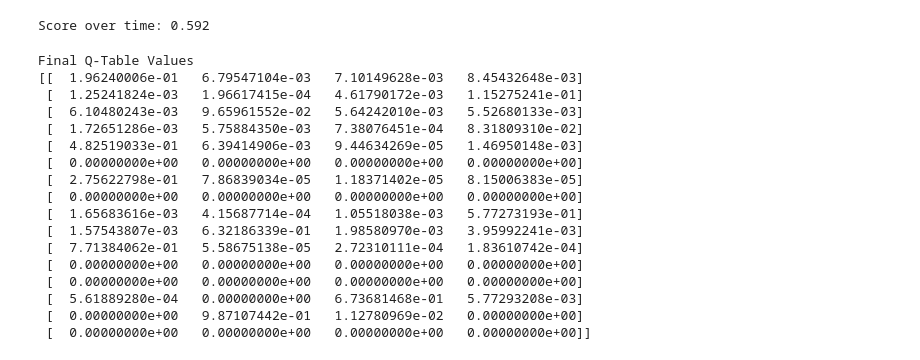
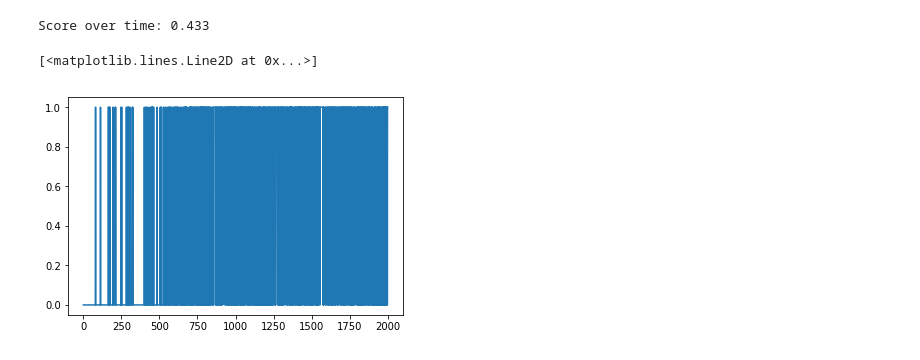
Before and after one commit to maoredman/JupyterNotebooks, a Jupyter notebook: RL - Q-table learning.ipynb, the cells around one changed output. Cells and saved outputs as stored; diff of their text form; code cells hidden in the pictures.

```diff
--- a/RL - Q-table learning.ipynb
+++ b/RL - Q-table learning.ipynb
@@ -50,26 +54,10 @@ for i in range(num_episodes):
     rList.append(rAll)
 # %%
 print("Score over time: " +  str(sum(rList)/num_episodes))
+plt.plot(rList)
+# print("Final Q-Table Values")
+# print(Q)
 # %% [output]
-Score over time: 0.592
+Score over time: 0.433
+[<matplotlib.lines.Line2D at 0x...>]
+[figure, added]
-# %%
-print("Final Q-Table Values")
-print(Q)
-# %% [output]
-Final Q-Table Values
-[[  1.96240006e-01   6.79547104e-03   7.10149628e-03   8.45432648e-03]
- [  1.25241824e-03   1.96617415e-04   4.61790172e-03   1.15275241e-01]
- [  6.10480243e-03   9.65961552e-02   5.64242010e-03   5.52680133e-03]
- [  1.72651286e-03   5.75884350e-03   7.38076451e-04   8.31809310e-02]
- [  4.82519033e-01   6.39414906e-03   9.44634269e-05   1.46950148e-03]
- [  0.00000000e+00   0.00000000e+00   0.00000000e+00   0.00000000e+00]
- [  2.75622798e-01   7.86839034e-05   1.18371402e-05   8.15006383e-05]
- [  0.00000000e+00   0.00000000e+00   0.00000000e+00   0.00000000e+00]
- [  1.65683616e-03   4.15687714e-04   1.05518038e-03   5.77273193e-01]
- [  1.57543807e-03   6.32186339e-01   1.98580970e-03   3.95992241e-03]
- [  7.71384062e-01   5.58675138e-05   2.72310111e-04   1.83610742e-04]
- [  0.00000000e+00   0.00000000e+00   0.00000000e+00   0.00000000e+00]
- [  0.00000000e+00   0.00000000e+00   0.00000000e+00   0.00000000e+00]
- [  5.61889280e-04   0.00000000e+00   6.73681468e-01   5.77293208e-03]
- [  0.00000000e+00   9.87107442e-01   1.12780969e-02   0.00000000e+00]
- [  0.00000000e+00   0.00000000e+00   0.00000000e+00   0.00000000e+00]]
```
Also changed, not shown: parts of 20 cells of this notebook.
